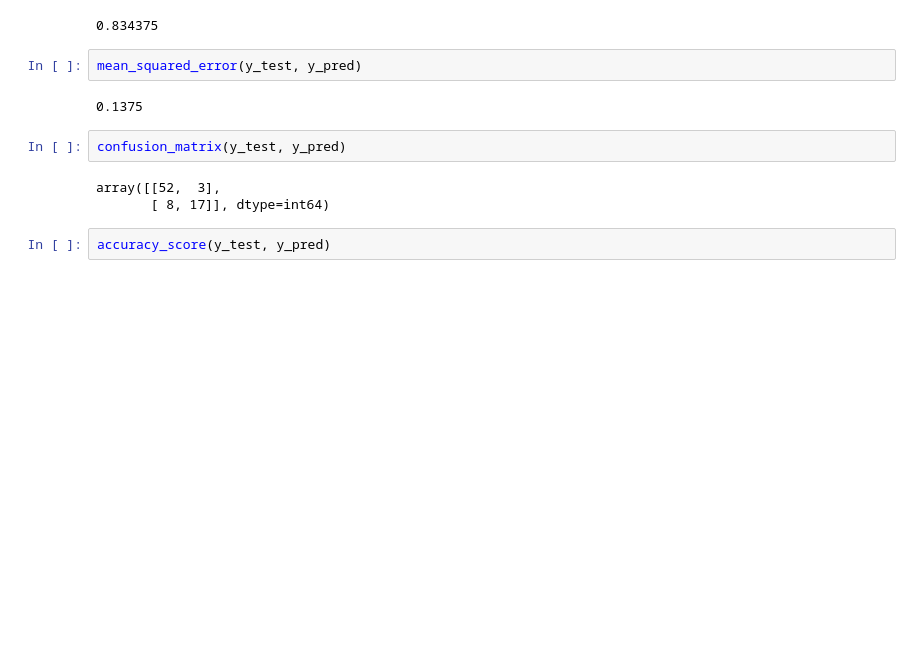
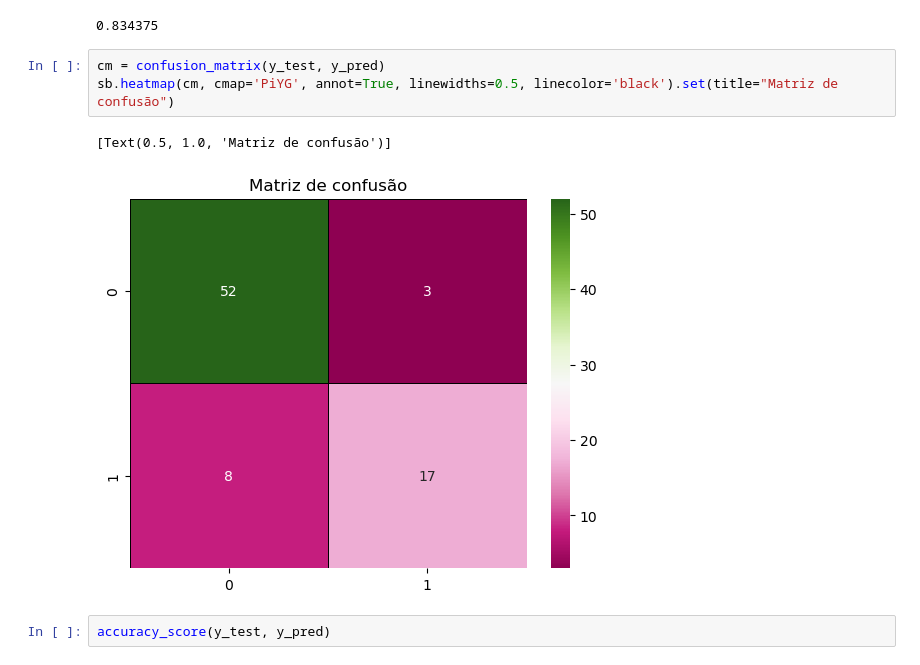
Before and after one commit to LeandroDeJesus-S/modelo-de-regrecao-logistica-simples, a Jupyter notebook: main.ipynb, the cells around one changed output. Drawn from its saved outputs; the diff is of its cells as text; blank space fills up the shorter version.

```diff
--- a/main.ipynb
+++ b/main.ipynb
@@ -108,15 +108,12 @@ array([0, 0, 1, 1, 0, 0, 0, 0, 0, 0, 1, 1, 0, 1, 0, 1, 0, 0, 0, 0, 0, 0,
 model.score(x_train, y_train)
 # %% [output]
 0.834375
-# %%
-mean_squared_error(y_test, y_pred)
-# %% [output]
-0.1375
-# %%
-confusion_matrix(y_test, y_pred)
-# %% [output]
-array([[52,  3],
-       [ 8, 17]], dtype=int64)
+# %%
+cm = confusion_matrix(y_test, y_pred)
+sb.heatmap(cm, cmap='PiYG', annot=True, linewidths=0.5, linecolor='black').set(title="Matriz de confusão")
+# %% [output]
+[Text(0.5, 1.0, 'Matriz de confusão')]
+[figure, added]
 # %%
 accuracy_score(y_test, y_pred)
 # %% [output]
```
Also changed, not shown: parts of 1 cell of this notebook.
